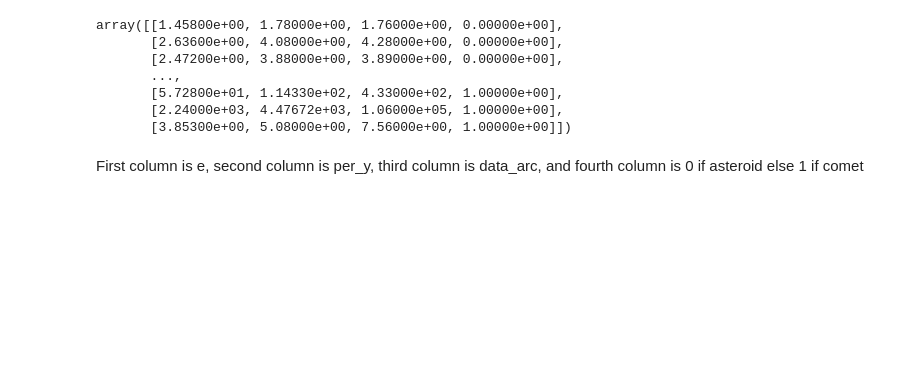
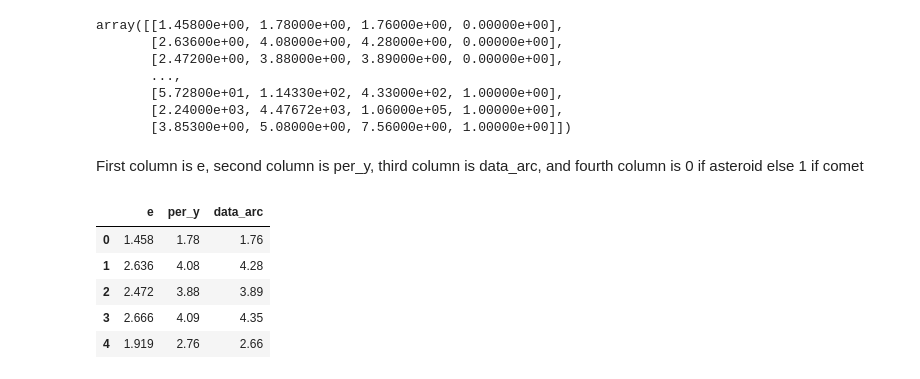
Before and after one commit to pranavdo/MeteoriteCOPF23, a Jupyter notebook: CC_Working_23.ipynb, the cells around one changed output. Cells and saved outputs as stored; diff of their text form; code cells hidden in the pictures; blank space fills up the shorter version.

Commit message:
Added data to dataframes.

```diff
--- a/CC_Working_23.ipynb
+++ b/CC_Working_23.ipynb
@@ -138,3 +138,13 @@ array([[1.45800e+00, 1.78000e+00, 1.76000e+00, 0.00000e+00],
        [3.85300e+00, 5.08000e+00, 7.56000e+00, 1.00000e+00]])
 # %% [markdown]
 First column is e, second column is per_y, third column is data_arc, and fourth column is 0 if asteroid else 1 if comet
+# %%
+X = pd.DataFrame(data=transformed_space_objects)[[0, 1, 2]].rename(columns={0: 'e', 1:'per_y', 2:'data_arc'})
+X.head()
+# %% [output]
+|  | e | per_y | data_arc |
+| 0 | 1.458 | 1.78 | 1.76 |
+| 1 | 2.636 | 4.08 | 4.28 |
+| 2 | 2.472 | 3.88 | 3.89 |
+| 3 | 2.666 | 4.09 | 4.35 |
+| 4 | 1.919 | 2.76 | 2.66 |
```
Also changed, not shown: parts of 2 cells of this notebook.
